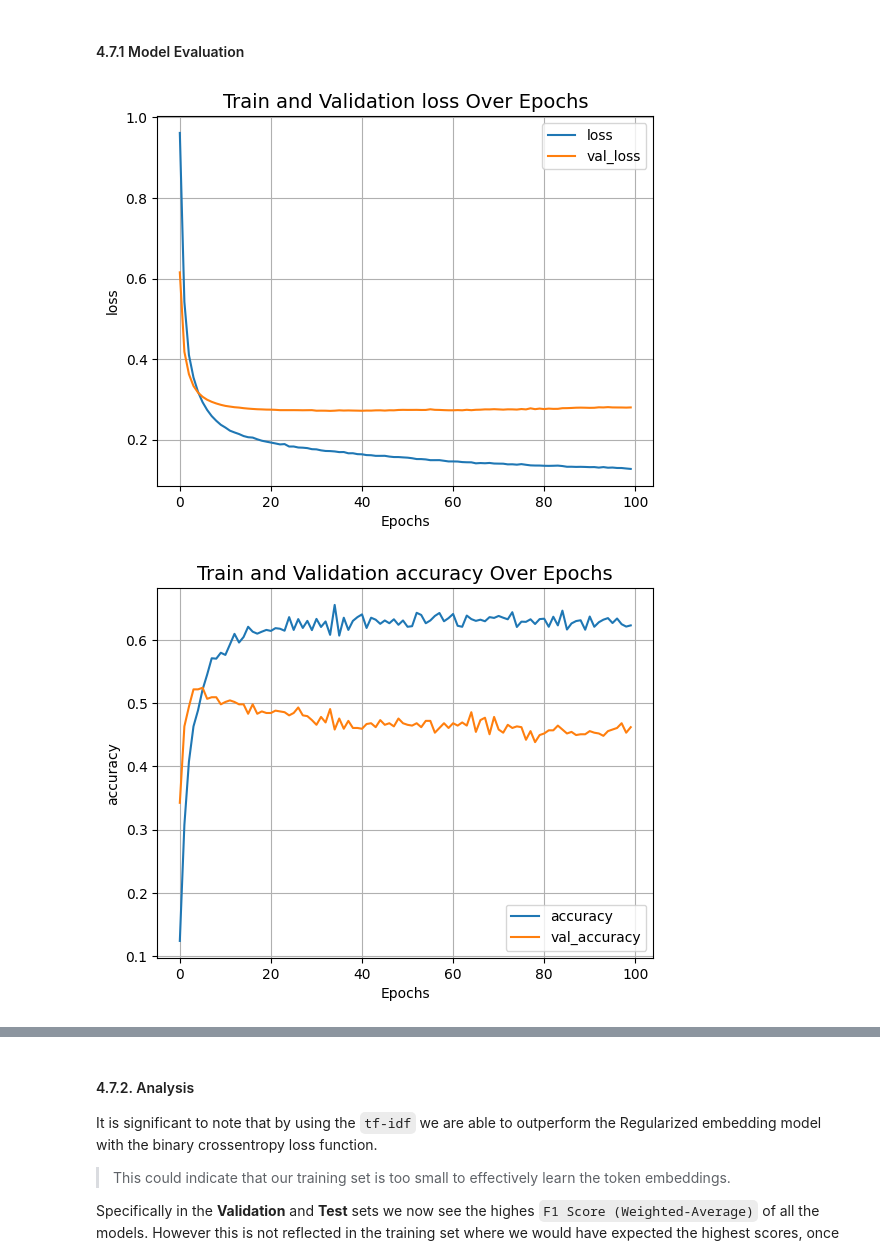
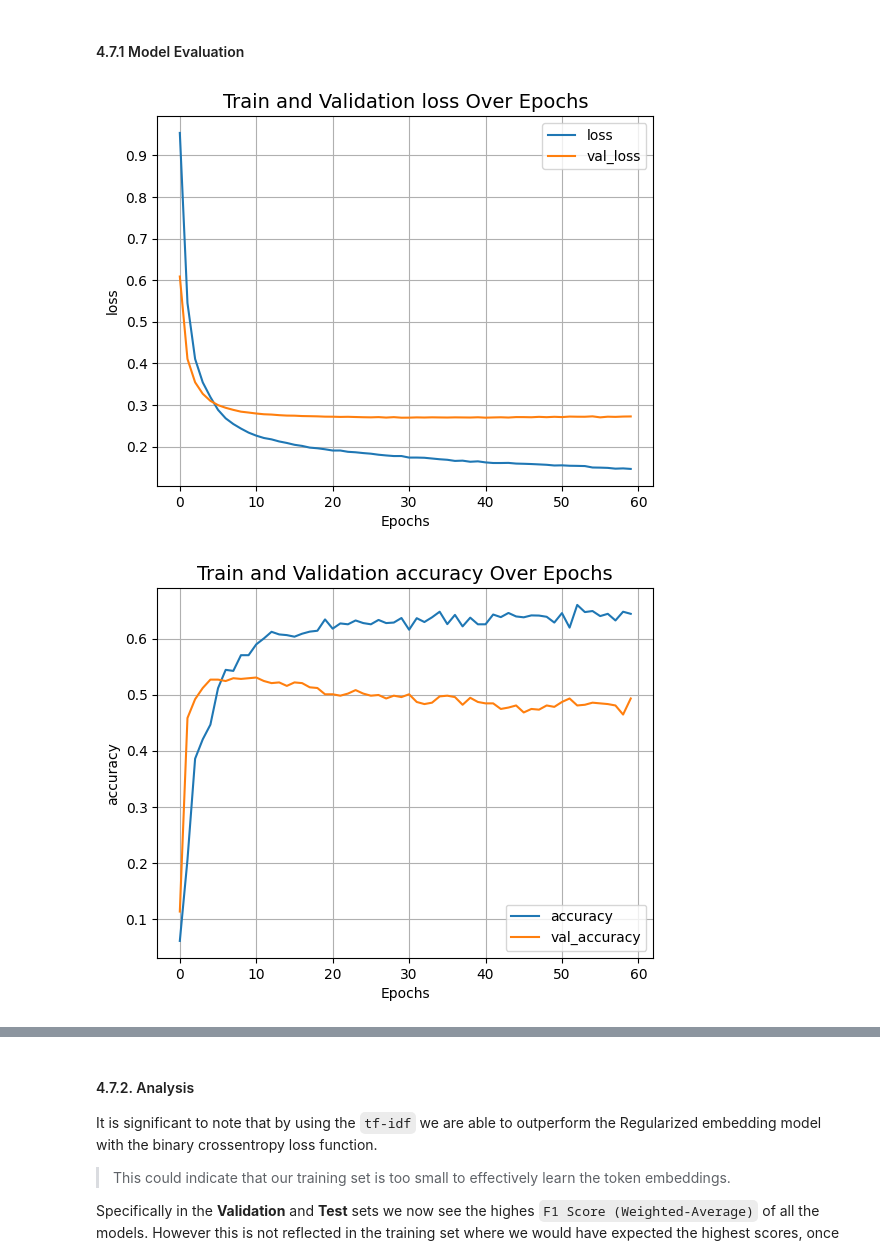
Before and after one commit to JohnnyFoulds/multi-intent-classification, a Jupyter notebook: notebooks/02_multiclass_model/02-02_modeling.ipynb, the cells around one changed output, grey strips where cells are left out. Saved outputs shown, nothing was run; the diff lists cells and outputs as text; code cells hidden in the pictures.

```diff
--- a/notebooks/02_multiclass_model/02-02_modeling.ipynb
+++ b/notebooks/02_multiclass_model/02-02_modeling.ipynb
@@ -1409,38 +1424,38 @@ tf_vectorizer_layer = create_vectorizer(
 #### 4.7.1 Model Evaluation
 # %%
 # create the model
-model = make_embedding_model(
+model = make_model(
     vectorization_layer=tf_vectorizer_layer,
     output_units=len(lookup.get_vocabulary()),
     dense_units=[128],
     l2_reg=[0.002],
     dropout_rate=[0.5],
     dense_activation='relu'
 )
 
 # compile the model
 model.compile(
     loss=tf.keras.losses.BinaryCrossentropy(label_smoothing=0),
     optimizer='adam',
     metrics=['accuracy','binary_accuracy'])
 
 # train the model
 history = model.fit(
     train_dataset,
     validation_data=val_dataset,
-    epochs=100,
+    epochs=60,
     verbose=0
 )
 
 # plot the training history
 plot_result("loss")
 plot_result("accuracy")
 
 # evaluate the model
 print(model.evaluate(test_dataset))
 
 # show the evaluation
 show_model_evaluation(model, verbose=0)
 # %% [output]
-[figure, old version]
+[figure, new version]
-[figure, old version]
+[figure, new version]
```
Also changed, not shown: parts of 29 cells of this notebook, 1 other file.
